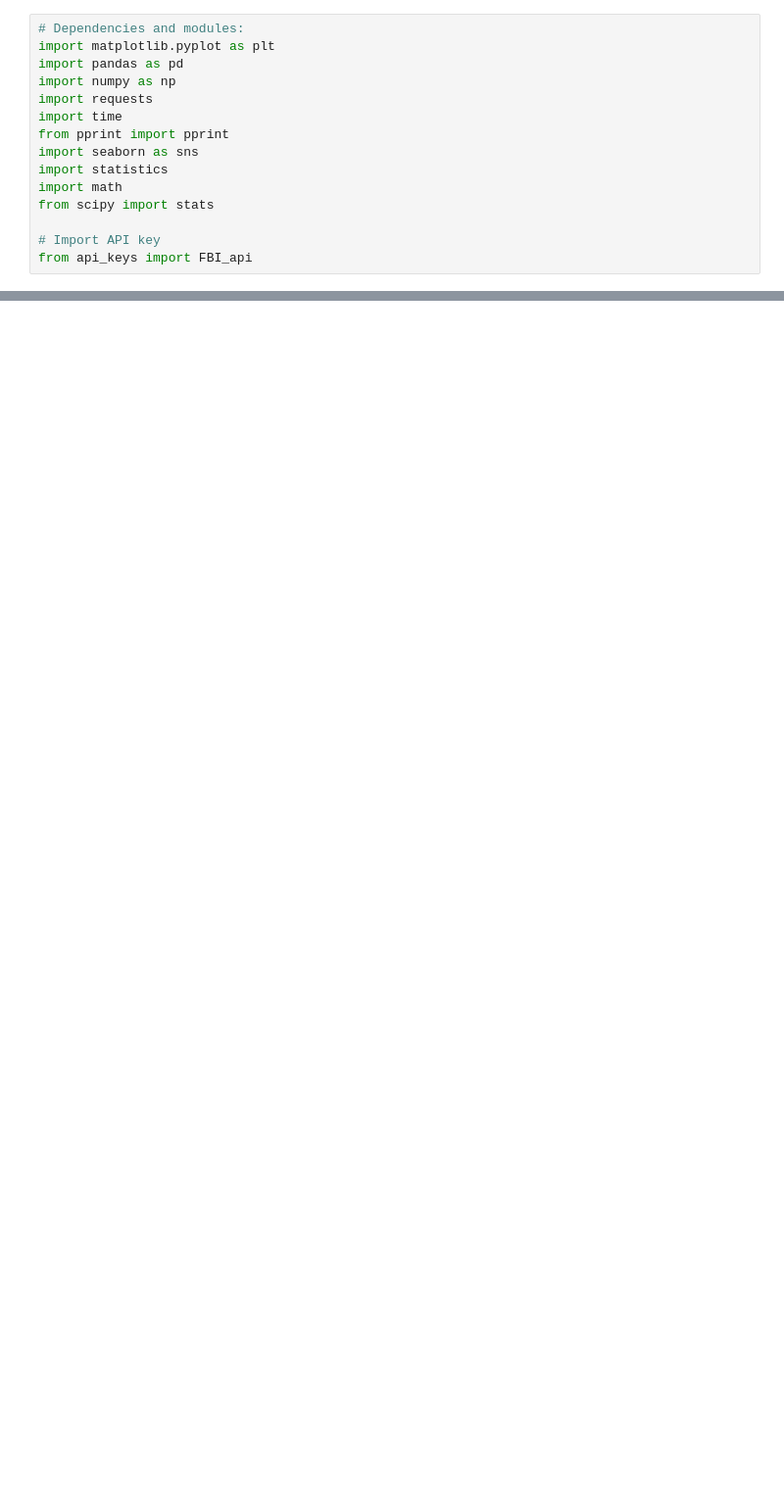
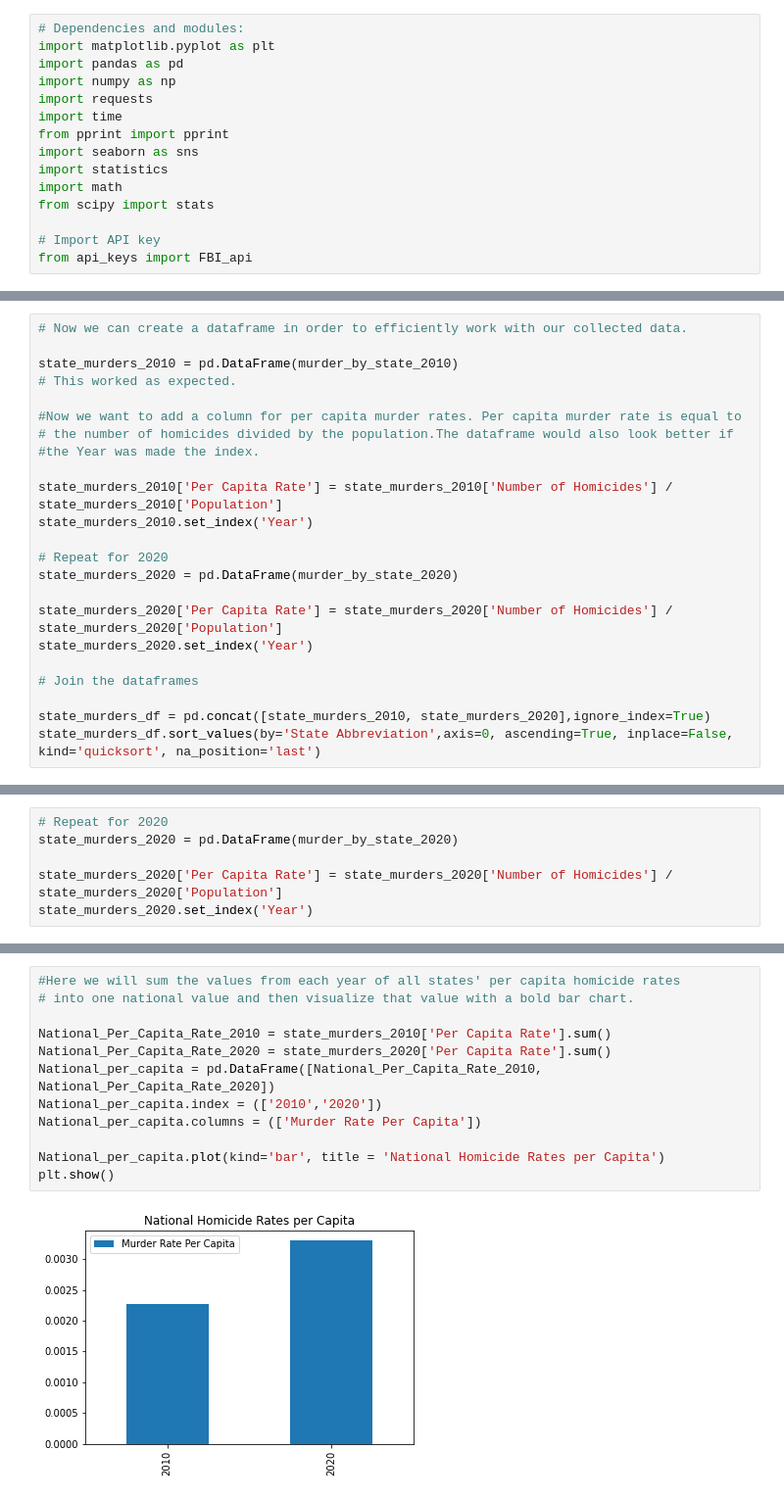
Before and after one commit to N-J-Miller/Project_1, a Jupyter notebook: Project_01_Hafsa_and_Nicole.ipynb, the cells around one changed output, grey strips where cells are left out. Shown: that part at 98% size. Cells and saved outputs as stored; diff of their text form; blank space fills up the shorter version.

```diff
--- a/Project_01_Hafsa_and_Nicole.ipynb
+++ b/Project_01_Hafsa_and_Nicole.ipynb
@@ -163,2 +285,24 @@ murder_by_state
 # %%
+# Now we can create a dataframe in order to efficiently work with our collected data.
+
+state_murders_2010 = pd.DataFrame(murder_by_state_2010)
+# This worked as expected.
+
+#Now we want to add a column for per capita murder rates. Per capita murder rate is equal to
+# the number of homicides divided by the population.The dataframe would also look better if
+#the Year was made the index.
+
+state_murders_2010['Per Capita Rate'] = state_murders_2010['Number of Homicides'] / state_murders_2010['Population']
+state_murders_2010.set_index('Year')
+
+# Repeat for 2020
+state_murders_2020 = pd.DataFrame(murder_by_state_2020)
+
+state_murders_2020['Per Capita Rate'] = state_murders_2020['Number of Homicides'] / state_murders_2020['Population']
+state_murders_2020.set_index('Year')
+
+# Join the dataframes
+
+state_murders_df = pd.concat([state_murders_2010, state_murders_2020],ignore_index=True)
+state_murders_df.sort_values(by='State Abbreviation',axis=0, ascending=True, inplace=False, kind='quicksort', na_position='last')
 # %% [output]
@@ -166,0 +322,6 @@ murder_by_state
+# %%
+# Repeat for 2020
+state_murders_2020 = pd.DataFrame(murder_by_state_2020)
+
+state_murders_2020['Per Capita Rate'] = state_murders_2020['Number of Homicides'] / state_murders_2020['Population']
+state_murders_2020.set_index('Year')
@@ -166,0 +351,14 @@ murder_by_state
+# %%
+#Here we will sum the values from each year of all states' per capita homicide rates
+# into one national value and then visualize that value with a bold bar chart.
+
+National_Per_Capita_Rate_2010 = state_murders_2010['Per Capita Rate'].sum()
+National_Per_Capita_Rate_2020 = state_murders_2020['Per Capita Rate'].sum()
+National_per_capita = pd.DataFrame([National_Per_Capita_Rate_2010, National_Per_Capita_Rate_2020])
+National_per_capita.index = (['2010','2020'])
+National_per_capita.columns = (['Murder Rate Per Capita'])
+
+National_per_capita.plot(kind='bar', title = 'National Homicide Rates per Capita')
+plt.show()
+# %% [output]
+[figure, added]
```
Also changed, not shown: parts of 25 cells of this notebook.
